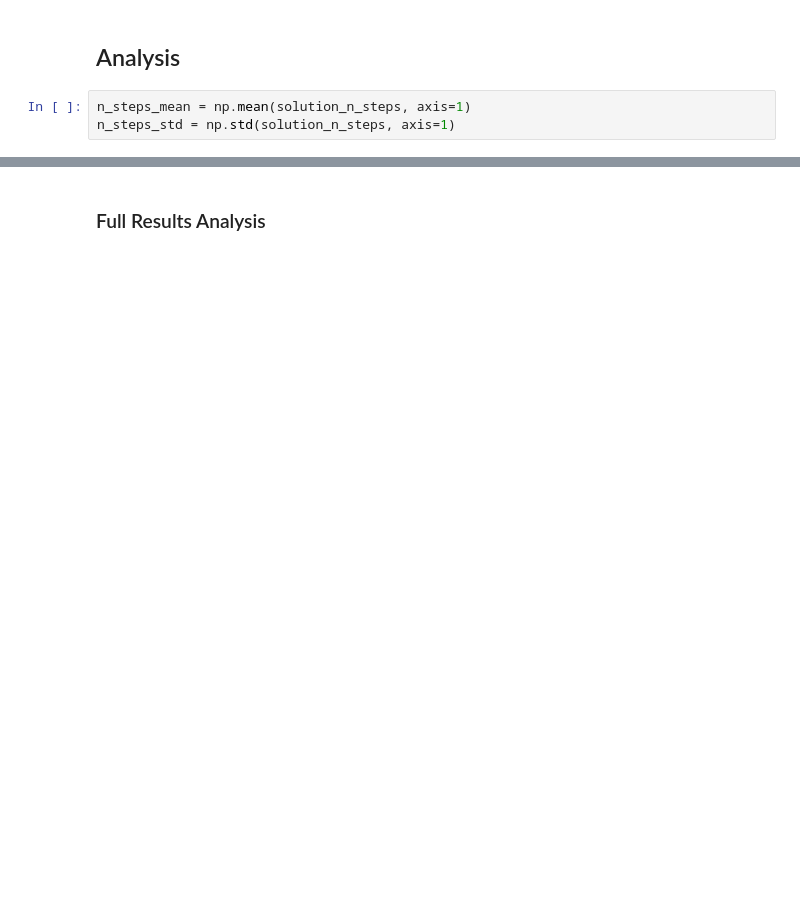
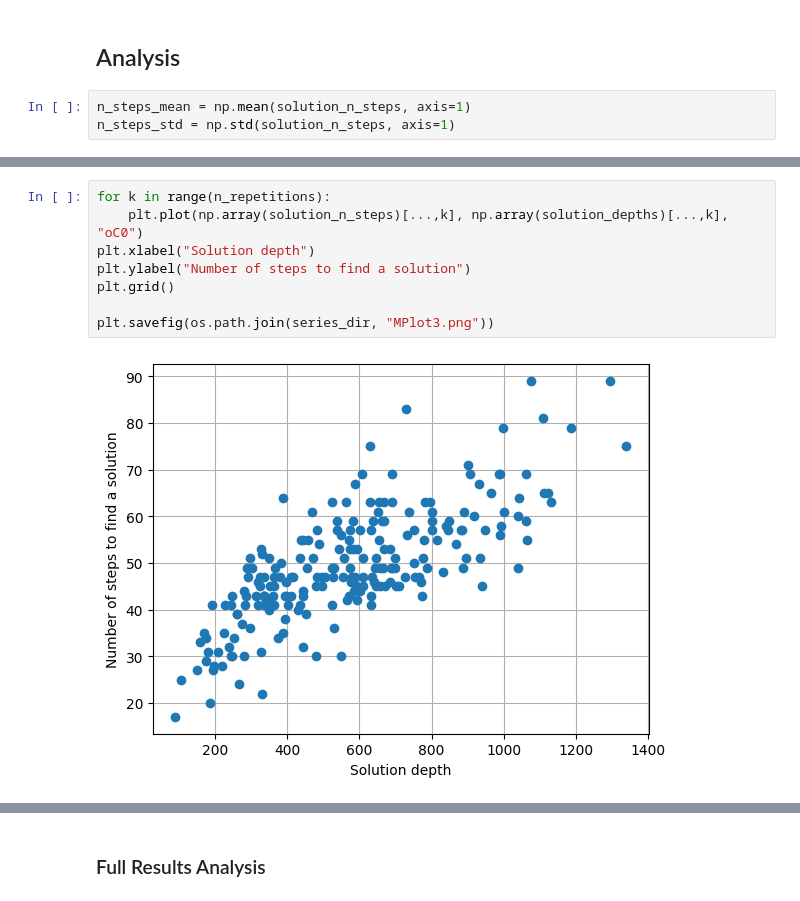
Before and after one commit to 0xInfty/TeleportationMaze, a Jupyter notebook: RandomMazeAStarGrowingM.ipynb, the cells around one changed output, grey strips where cells are left out. Cells and saved outputs as stored; diff of their text form; blank space fills up the shorter version.

```diff
--- a/RandomMazeAStarGrowingM.ipynb
+++ b/RandomMazeAStarGrowingM.ipynb
@@ -251,0 +250,10 @@ plt.savefig(os.path.join(results_dir, "data.png"))
+# %%
+for k in range(n_repetitions):
+    plt.plot(np.array(solution_n_steps)[...,k], np.array(solution_depths)[...,k], "oC0")
+plt.xlabel("Solution depth")
+plt.ylabel("Number of steps to find a solution")
+plt.grid()
+
+plt.savefig(os.path.join(series_dir, "MPlot3.png"))
+# %% [output]
+[figure, added]
```
Also changed, not shown: parts of 24 cells of this notebook, 1 other file.
